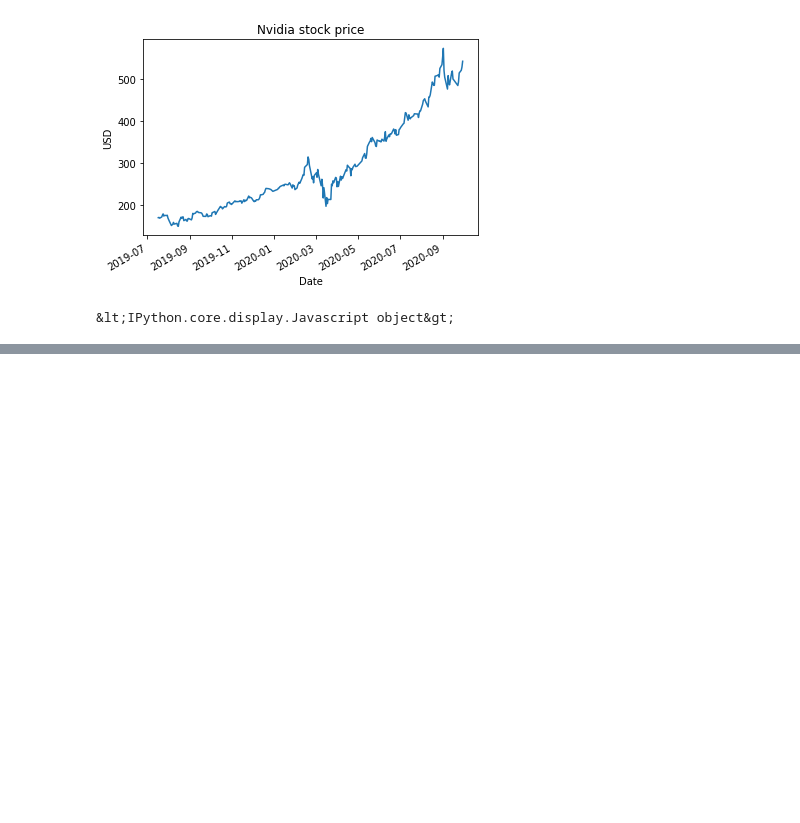
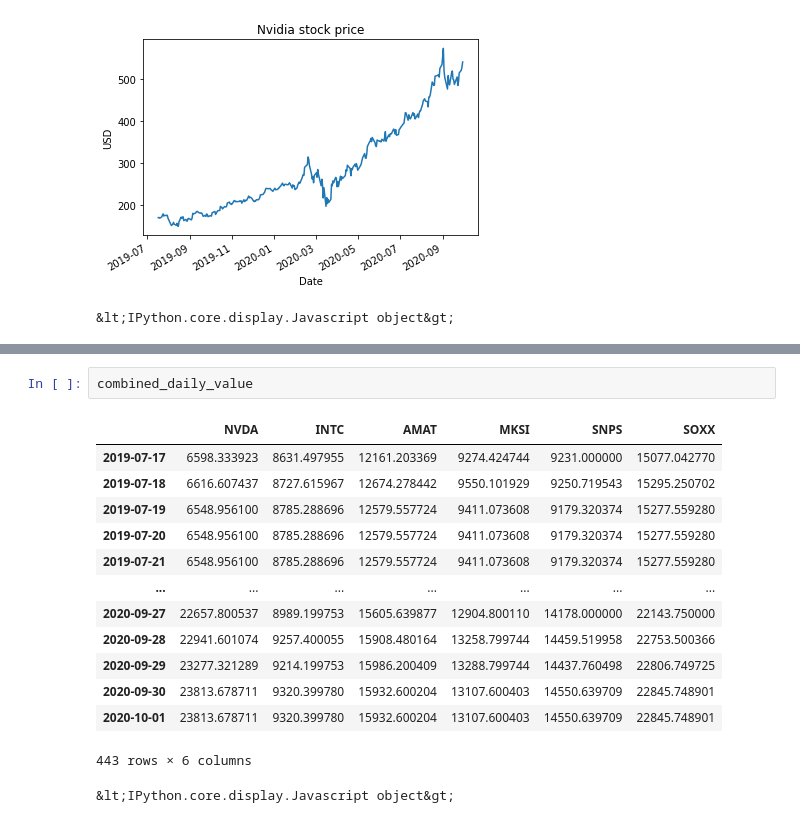
Before and after one commit to julian-west/python_portfolio_tracker, a Jupyter notebook: notebooks/portfolio_analysis.ipynb, the cells around one changed output, grey strips where cells are left out. Drawn from its saved outputs; the diff is of its cells as text; blank space fills up the shorter version.

```diff
--- a/notebooks/portfolio_analysis.ipynb
+++ b/notebooks/portfolio_analysis.ipynb
@@ -146,0 +182,17 @@ plt.show()
+# %%
+combined_daily_value
+# %% [output]
+|  | NVDA | INTC | AMAT | MKSI | SNPS | SOXX |
+| 2019-07-17 | 6598.333923 | 8631.497955 | 12161.203369 | 9274.424744 | 9231.000000 | 15077.042770 |
+| 2019-07-18 | 6616.607437 | 8727.615967 | 12674.278442 | 9550.101929 | 9250.719543 | 15295.250702 |
+| 2019-07-19 | 6548.956100 | 8785.288696 | 12579.557724 | 9411.073608 | 9179.320374 | 15277.559280 |
+| 2019-07-20 | 6548.956100 | 8785.288696 | 12579.557724 | 9411.073608 | 9179.320374 | 15277.559280 |
+| 2019-07-21 | 6548.956100 | 8785.288696 | 12579.557724 | 9411.073608 | 9179.320374 | 15277.559280 |
+| ... | ... | ... | ... | ... | ... | ... |
+| 2020-09-27 | 22657.800537 | 8989.199753 | 15605.639877 | 12904.800110 | 14178.000000 | 22143.750000 |
+| 2020-09-28 | 22941.601074 | 9257.400055 | 15908.480164 | 13258.799744 | 14459.519958 | 22753.500366 |
+| 2020-09-29 | 23277.321289 | 9214.199753 | 15986.200409 | 13288.799744 | 14437.760498 | 22806.749725 |
+| 2020-09-30 | 23813.678711 | 9320.399780 | 15932.600204 | 13107.600403 | 14550.639709 | 22845.748901 |
+| 2020-10-01 | 23813.678711 | 9320.399780 | 15932.600204 | 13107.600403 | 14550.639709 | 22845.748901 |
+443 rows × 6 columns
+&lt;IPython.core.display.Javascript object&gt;
```
Also changed, not shown: parts of 14 cells of this notebook, 3 other files.
